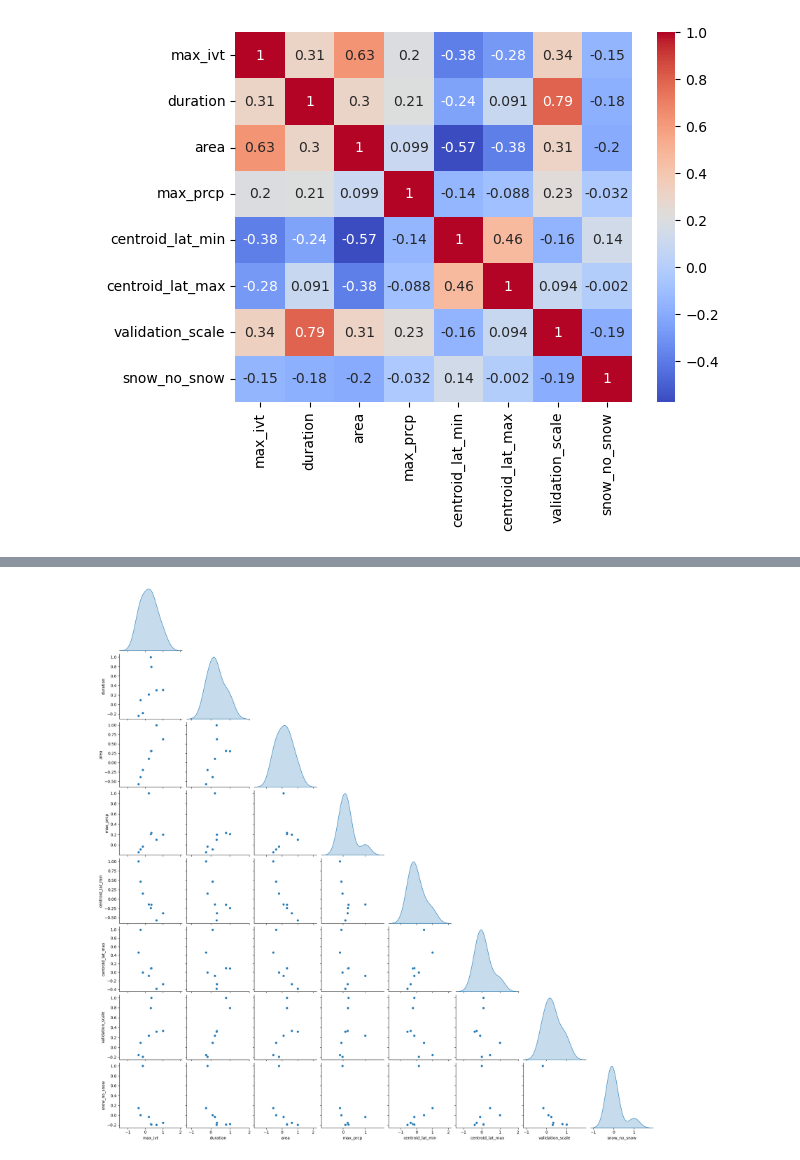
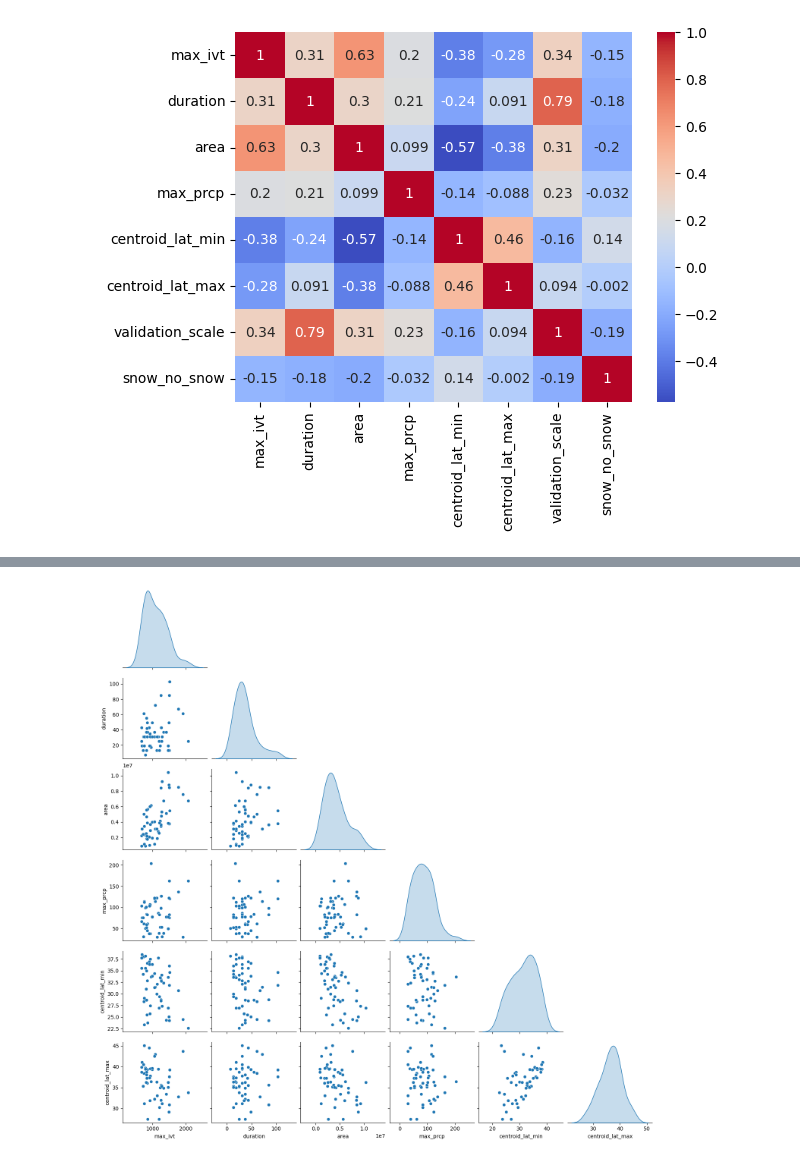
Before and after one commit to UW-ESS-DS/MLGeo-2023-Atmospheric-Rivers, a Jupyter notebook: notebooks/05_variables_relationship.ipynb, the cells around one changed output, grey strips where cells are left out. Saved outputs shown, nothing was run; the diff lists cells and outputs as text; code cells hidden in the pictures.

Commit message:
updated the correllogram figure

```diff
--- a/notebooks/05_variables_relationship.ipynb
+++ b/notebooks/05_variables_relationship.ipynb
@@ -45,6 +52,6 @@ sns.heatmap(variables_correlation, cmap="coolwarm", annot=True)
 # %%
 #correllogram
-sns.pairplot(variables_corr, diag_kind='kde', corner=True)
+sns.pairplot(df.drop(columns=['validation_scale', 'snow_no_snow']), diag_kind='kde', corner=True)
 plt.show()
 # %% [output]
-[figure, old version]
+[figure, new version]
```
Also changed, not shown: parts of 3 cells of this notebook.
